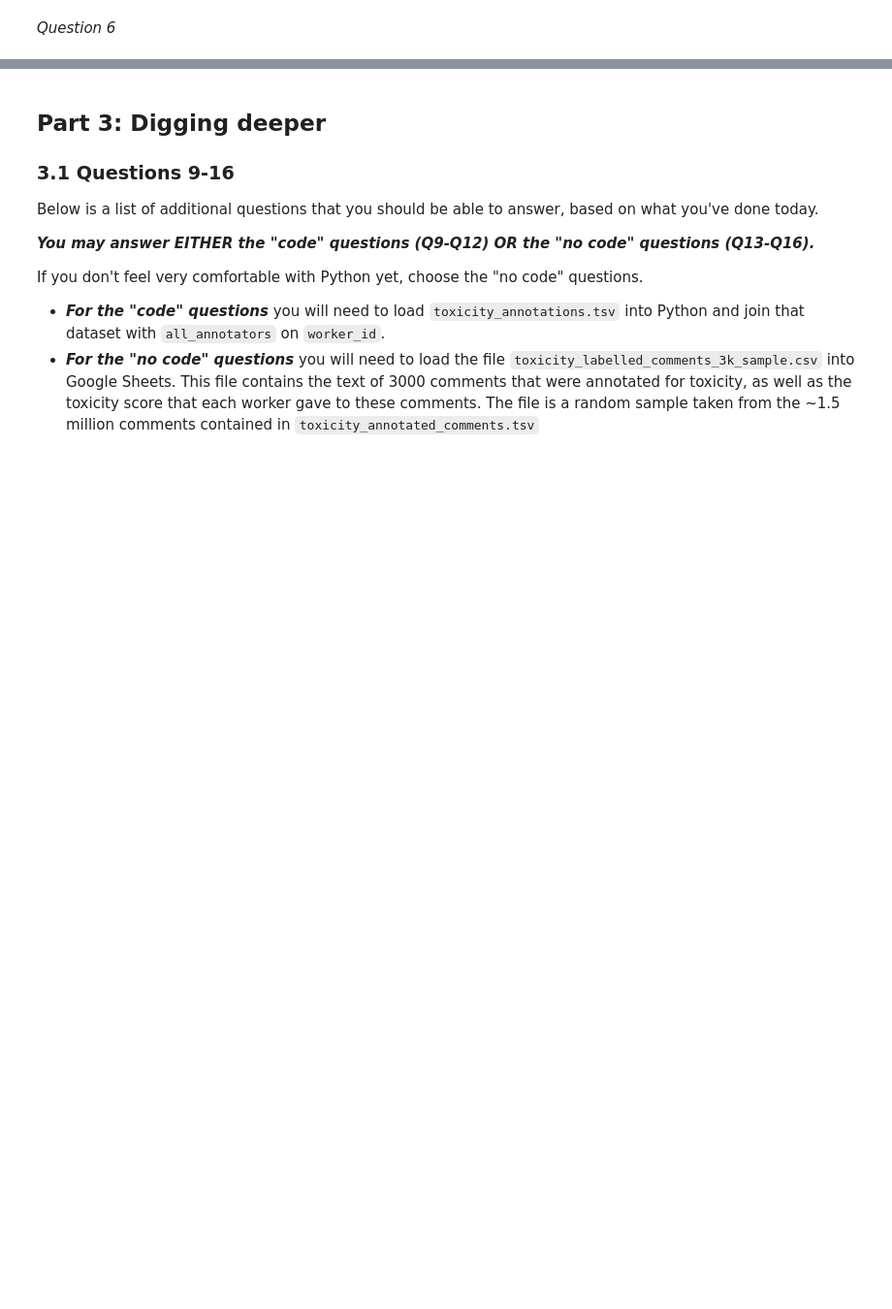
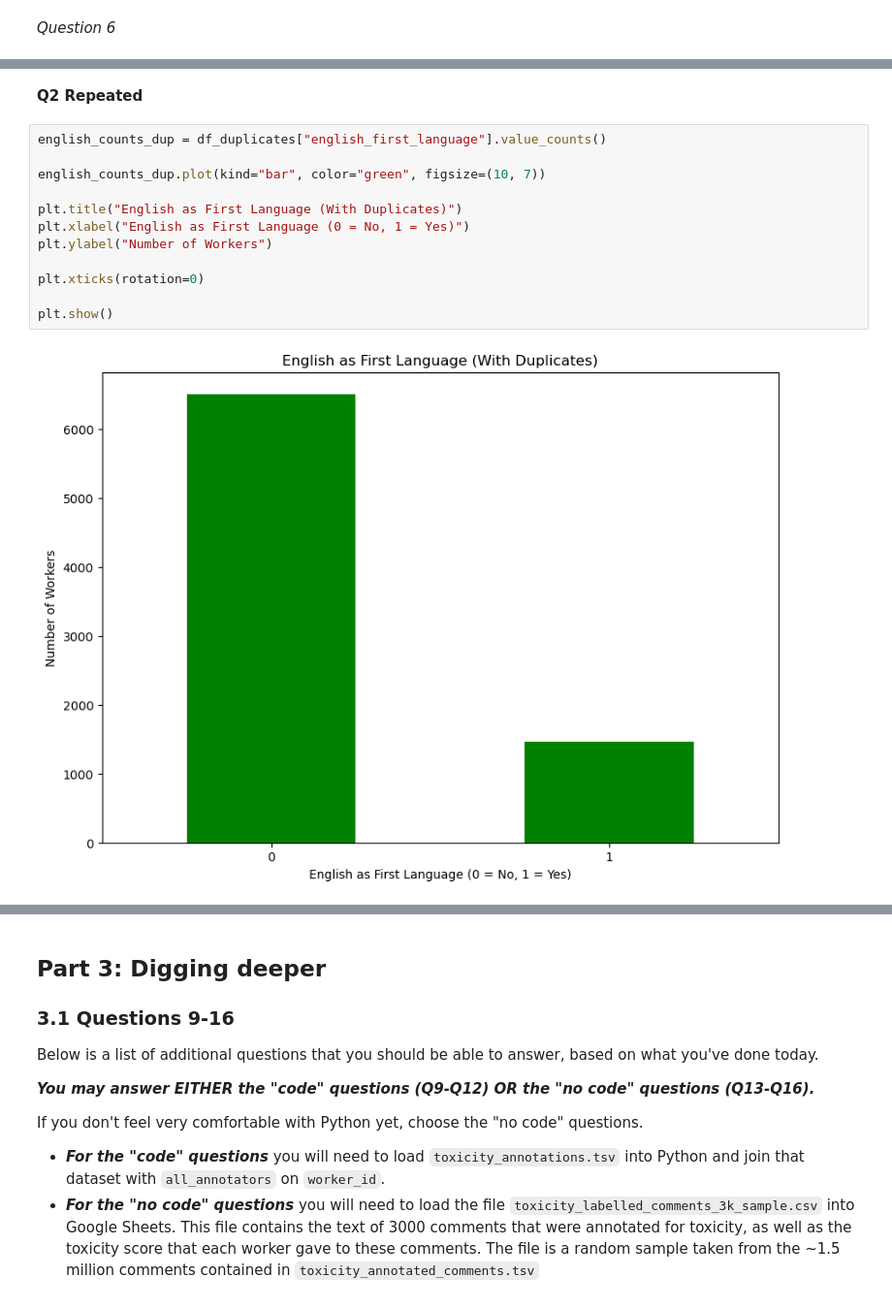
Before and after one commit to OtterForReal/hcde-410, a Jupyter notebook: A2/hcde410-a2.ipynb, the cells around one changed output, grey strips where cells are left out. Shown at 97% size. Cells and saved outputs as stored; diff of their text form; blank space fills up the shorter version.

```diff
--- a/A2/hcde410-a2.ipynb
+++ b/A2/hcde410-a2.ipynb
@@ -613,0 +655,16 @@ display(missing_table)
+# %% [markdown]
+**Q2 Repeated**
+# %%
+english_counts_dup = df_duplicates["english_first_language"].value_counts()
+
+english_counts_dup.plot(kind="bar", color="green", figsize=(10, 7))
+
+plt.title("English as First Language (With Duplicates)")
+plt.xlabel("English as First Language (0 = No, 1 = Yes)")
+plt.ylabel("Number of Workers")
+
+plt.xticks(rotation=0)
+
+plt.show()
+# %% [output]
+[figure, added]
```
Also changed, not shown: parts of 31 cells of this notebook, 1 other file.
